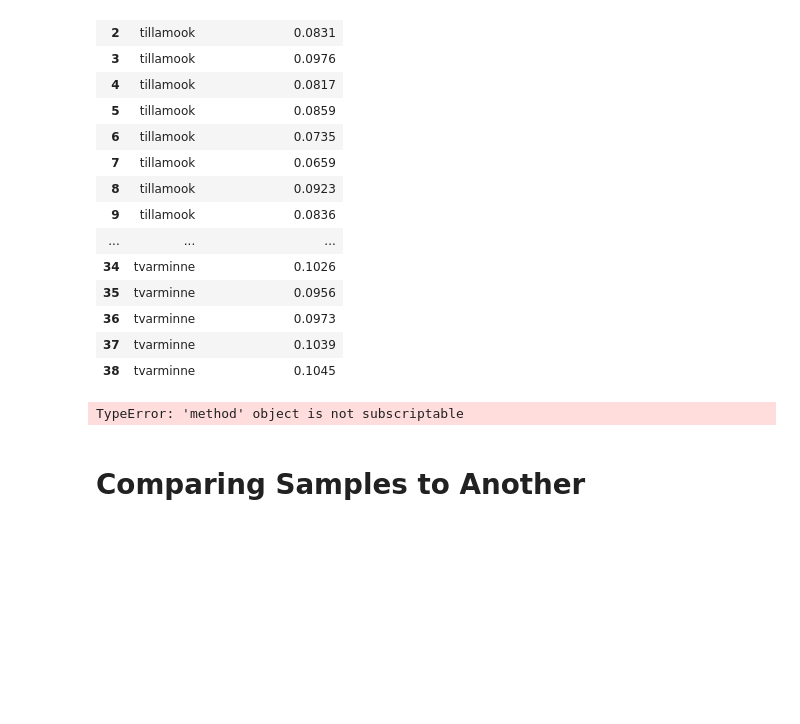
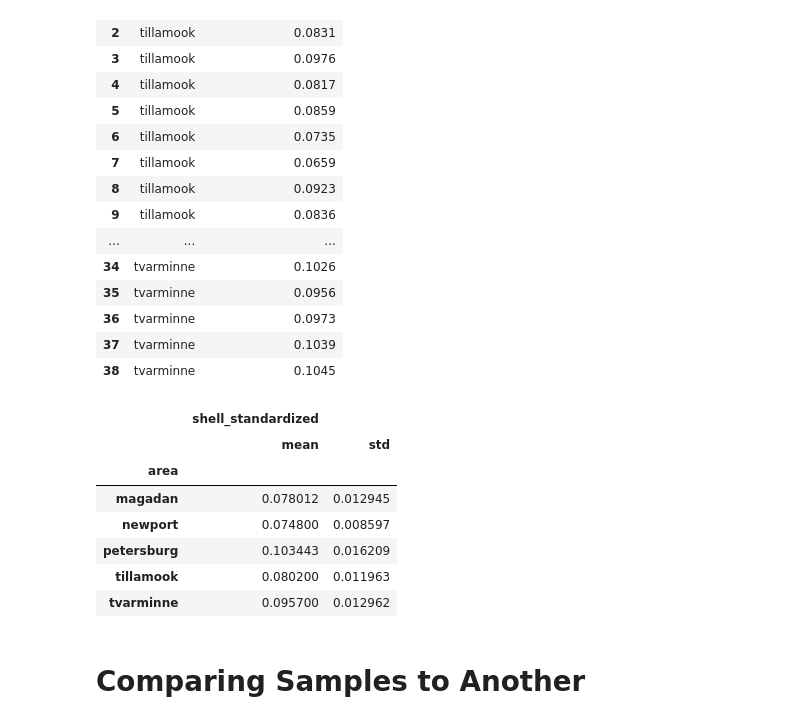
Before and after one commit to mccafj/DS-Live-091922, a Jupyter notebook: Phase2/Topic_15_Tests_for_Multiple_Samples.ipynb, the cells around one changed output. Drawn from its saved outputs; the diff is of its cells as text; code cells hidden in the pictures; blank space fills up the shorter version.

```diff
--- a/Phase2/Topic_15_Tests_for_Multiple_Samples.ipynb
+++ b/Phase2/Topic_15_Tests_for_Multiple_Samples.ipynb
@@ -63,9 +63,16 @@ df
 | 38 | tvarminne | 0.1045 |
 # %%
 # Looking at the different groups
-df.groupby['area'].agg(['mean', 'std'])
+df.groupby('area').agg(['mean', 'std'])
 # %% [output]
-TypeError: 'method' object is not subscriptable
+|  | shell_standardized |  |
+|  | mean | std |
+| area |  |  |
+| magadan | 0.078012 | 0.012945 |
+| newport | 0.074800 | 0.008597 |
+| petersburg | 0.103443 | 0.016209 |
+| tillamook | 0.080200 | 0.011963 |
+| tvarminne | 0.095700 | 0.012962 |
 # %% [markdown]
 # Comparing Samples to Another
 # %% [markdown]
```
Also changed, not shown: 1 other file.
